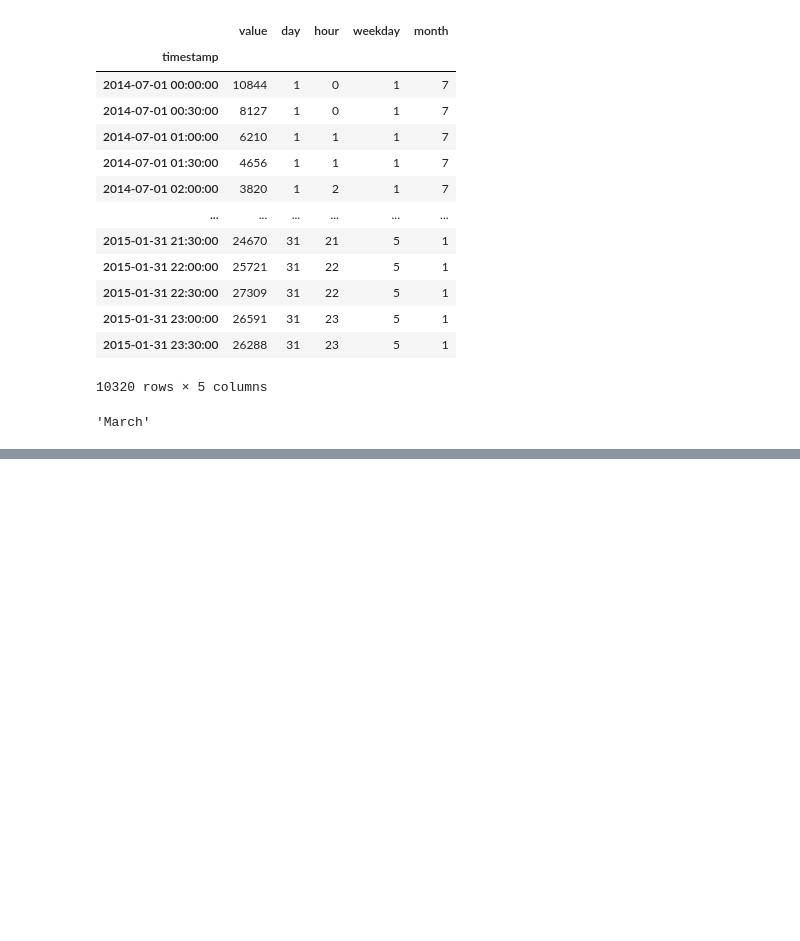
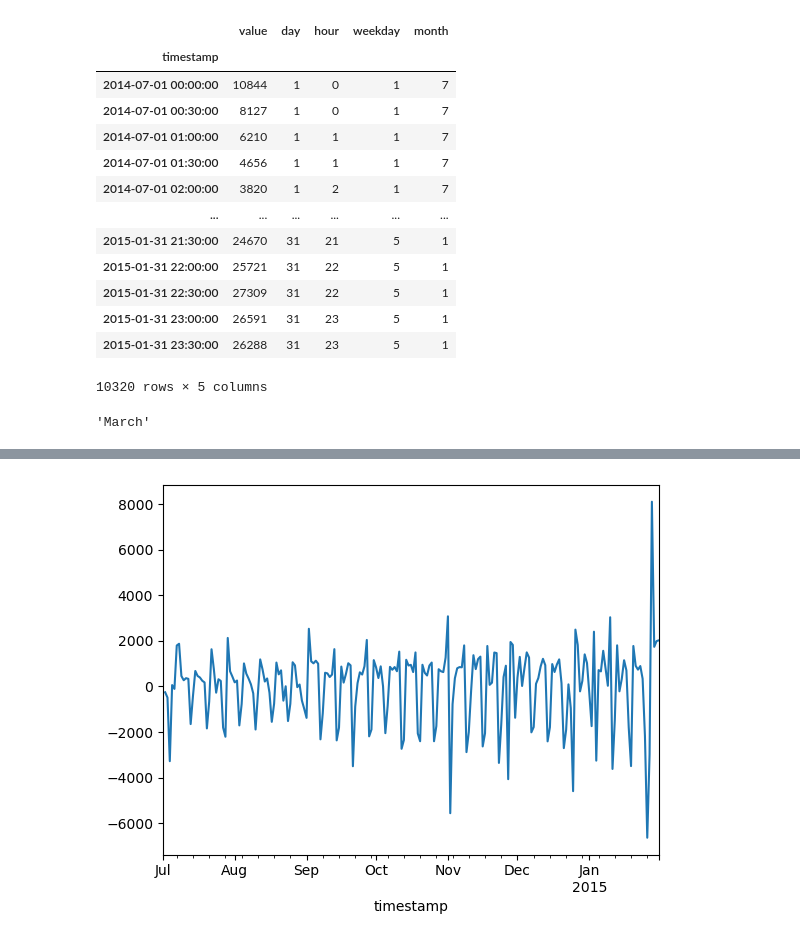
Before and after one commit to ShubhamMisar-12/NYC-Taxi-Traffic-Analysis, a Jupyter notebook: NYC Taxi Data Analysis.ipynb, the cells around one changed output, grey strips where cells are left out. Saved outputs shown, nothing was run; the diff lists cells and outputs as text; code cells hidden in the pictures; blank space fills up the shorter version.

```diff
--- a/NYC Taxi Data Analysis.ipynb
+++ b/NYC Taxi Data Analysis.ipynb
@@ -194,0 +247,5 @@ plt.show()
+# %%
+df['value'].diff().plot()
+plt.show()
+# %% [output]
+[figure, added]
```
Also changed, not shown: parts of 18 cells of this notebook.
